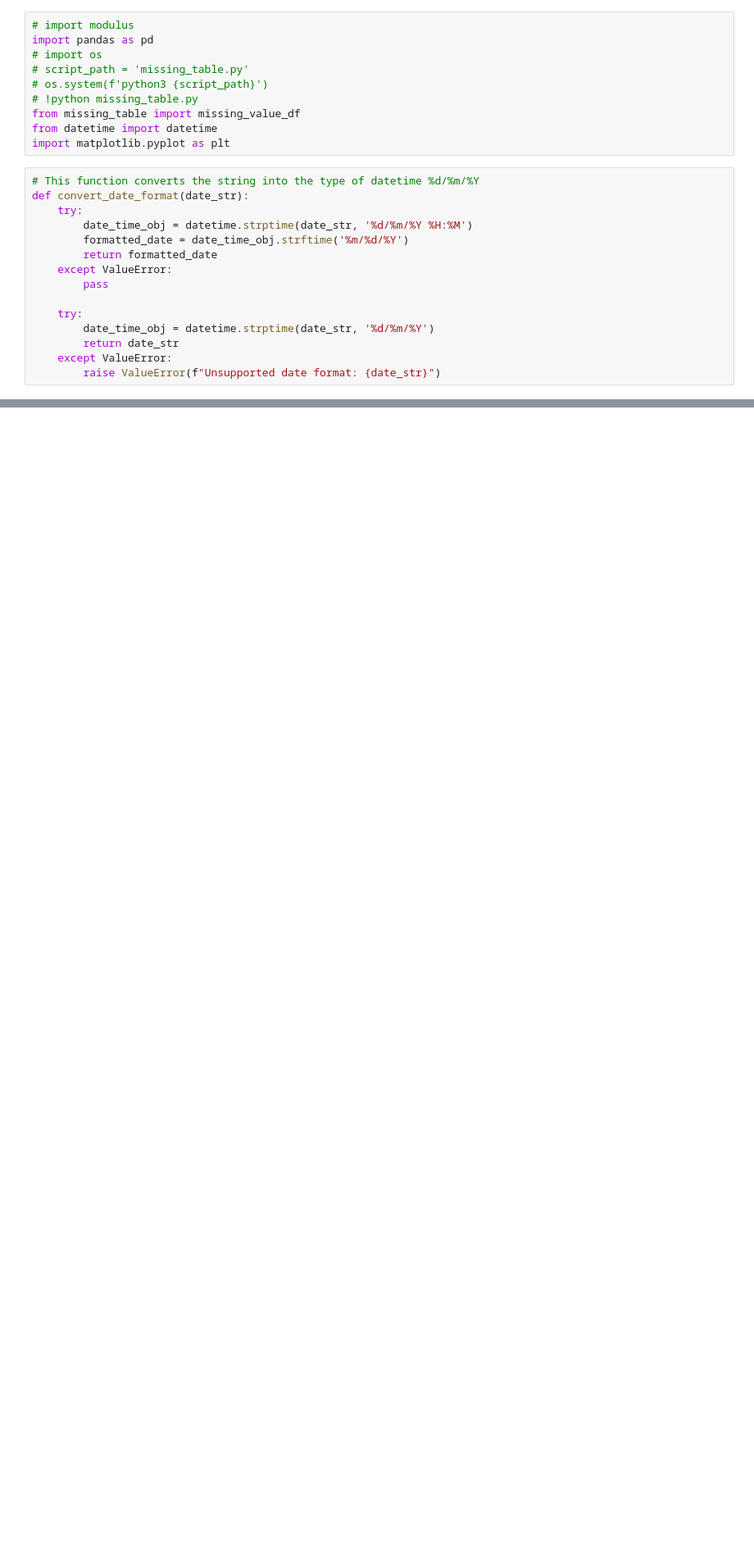
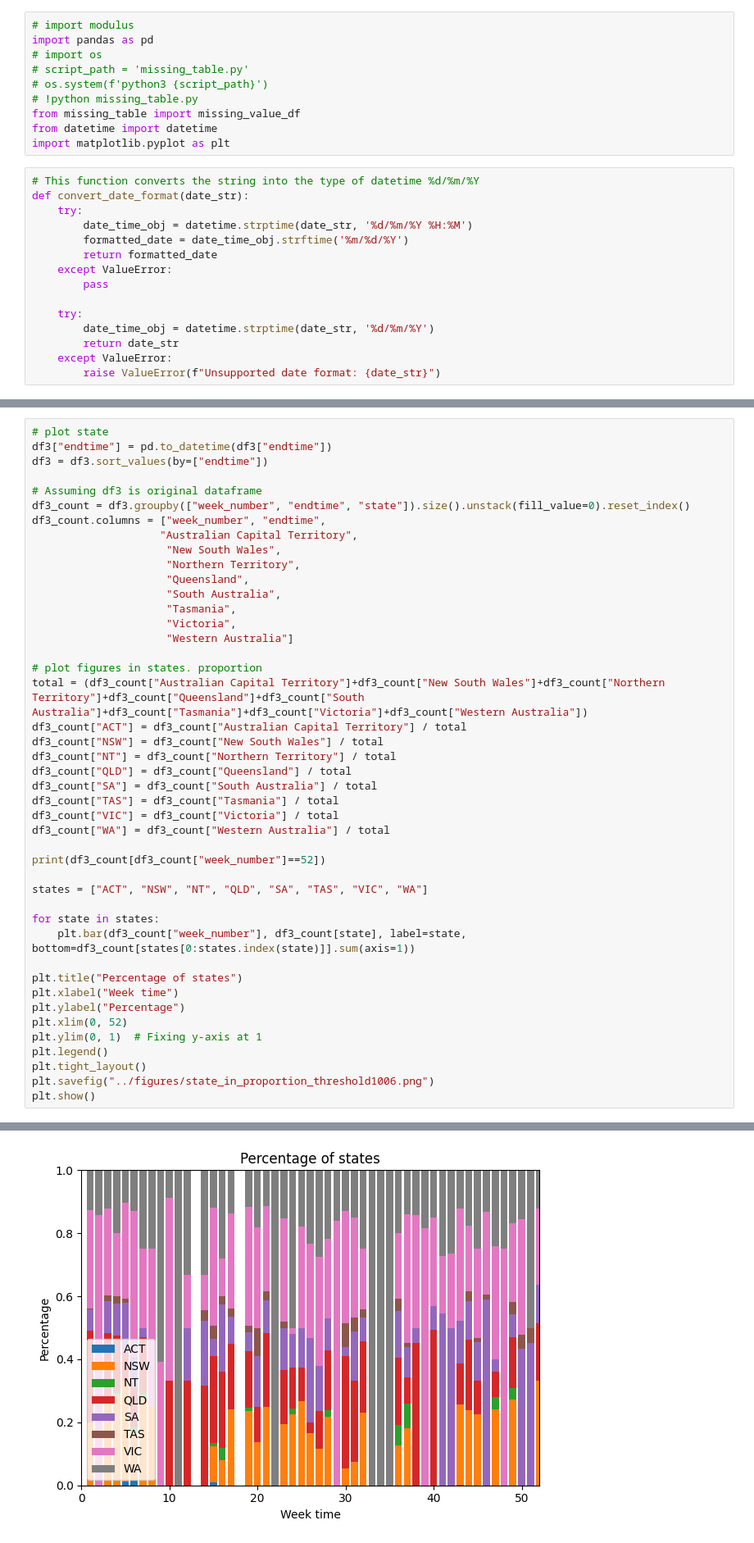
Before and after one commit to Matthew-Ryan1995/face_mask_predictors, a Jupyter notebook: help_function/explore_threshold.ipynb, the cells around one changed output, grey strips where cells are left out. Shown: that part at 82% size. Saved outputs shown, nothing was run; the diff lists cells and outputs as text; blank space fills up the shorter version.

```diff
--- a/help_function/explore_threshold.ipynb
+++ b/help_function/explore_threshold.ipynb
@@ -297,0 +447,45 @@ df.to_csv("../data/cleaned_data.csv", index=False)
+# %%
+# plot state
+df3["endtime"] = pd.to_datetime(df3["endtime"])
+df3 = df3.sort_values(by=["endtime"])
+
+# Assuming df3 is original dataframe
+df3_count = df3.groupby(["week_number", "endtime", "state"]).size().unstack(fill_value=0).reset_index()
+df3_count.columns = ["week_number", "endtime",
+                    "Australian Capital Territory",
+                     "New South Wales",
+                     "Northern Territory",
+                     "Queensland",
+                     "South Australia",
+                     "Tasmania",
+                     "Victoria",
+                     "Western Australia"]
+
+# plot figures in states. proportion
+total = (df3_count["Australian Capital Territory"]+df3_count["New South Wales"]+df3_count["Northern Territory"]+df3_count["Queensland"]+df3_count["South Australia"]+df3_count["Tasmania"]+df3_count["Victoria"]+df3_count["Western Australia"])
+df3_count["ACT"] = df3_count["Australian Capital Territory"] / total
+df3_count["NSW"] = df3_count["New South Wales"] / total
+df3_count["NT"] = df3_count["Northern Territory"] / total
+df3_count["QLD"] = df3_count["Queensland"] / total
+df3_count["SA"] = df3_count["South Australia"] / total
+df3_count["TAS"] = df3_count["Tasmania"] / total
+df3_count["VIC"] = df3_count["Victoria"] / total
+df3_count["WA"] = df3_count["Western Australia"] / total
+
+print(df3_count[df3_count["week_number"]==52])
+
+states = ["ACT", "NSW", "NT", "QLD", "SA", "TAS", "VIC", "WA"]
+
+for state in states:
+    plt.bar(df3_count["week_number"], df3_count[state], label=state, bottom=df3_count[states[0:states.index(state)]].sum(axis=1))
+
+plt.title("Percentage of states")
+plt.xlabel("Week time")
+plt.ylabel("Percentage")
+plt.xlim(0, 52)
+plt.ylim(0, 1)  # Fixing y-axis at 1
+plt.legend()
+plt.tight_layout()
+plt.savefig("../figures/state_in_proportion_threshold1006.png")
+plt.show()
+# %% [output]
@@ -297,0 +503 @@ df.to_csv("../data/cleaned_data.csv", index=False)
+[figure, added]
```
Also changed, not shown: parts of 13 cells of this notebook, 9 other files.
